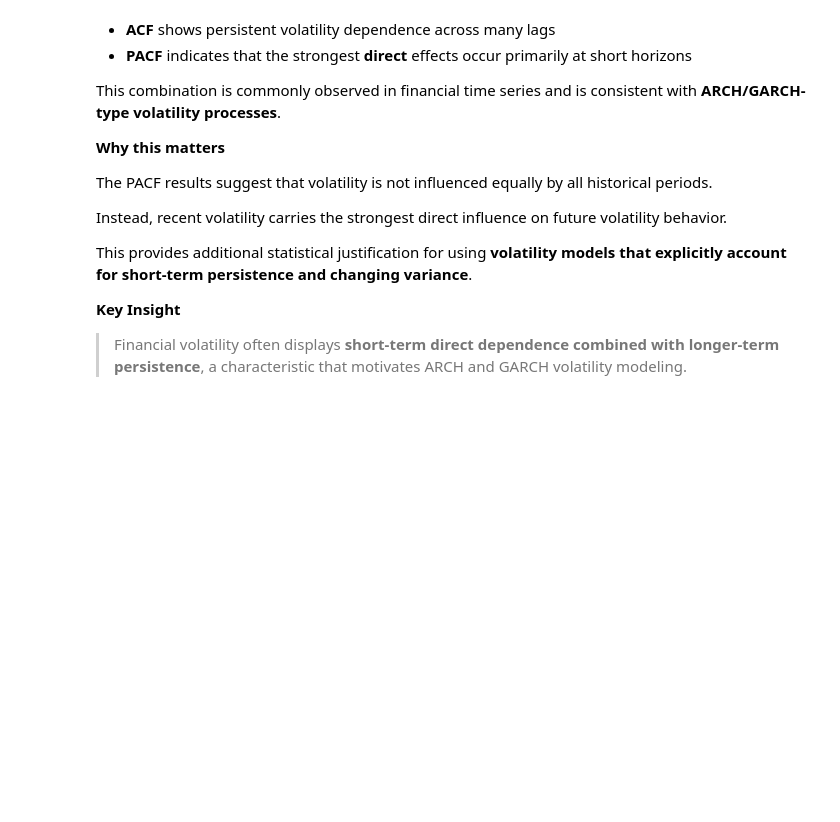
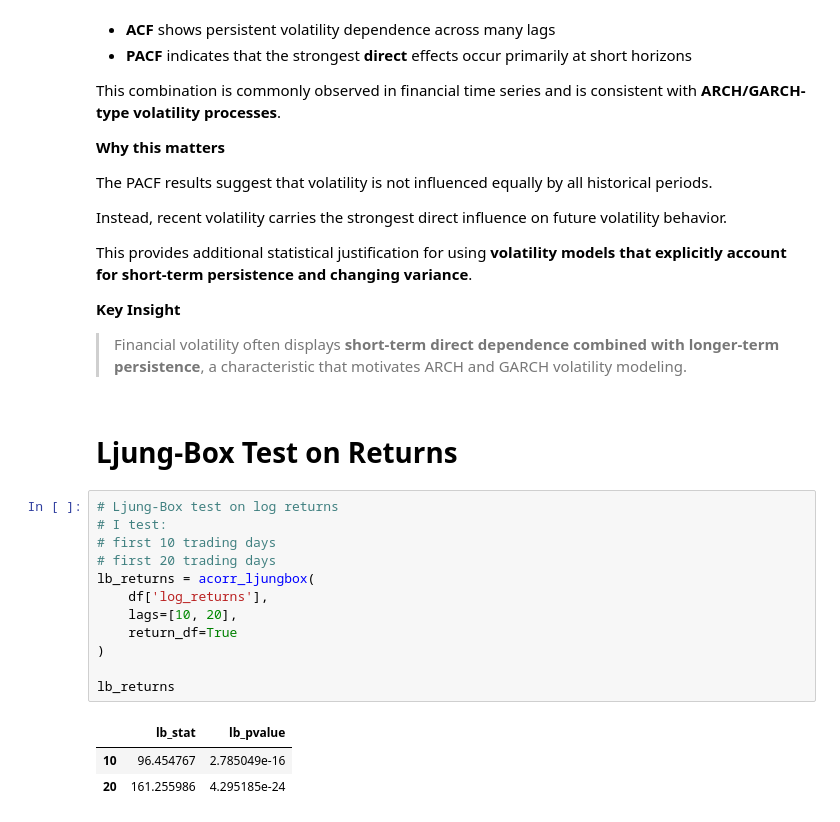
Before and after one commit to Mena-Beshara/sp500-market-intelligence-system, a Jupyter notebook: notebooks/02_statistical_diagnostics.ipynb, the cells around one changed output. Saved outputs shown, nothing was run; the diff lists cells and outputs as text; blank space fills up the shorter version.

Commit message:
-Added Ljung-Bos test on returns and squared returns

```diff
--- a/notebooks/02_statistical_diagnostics.ipynb
+++ b/notebooks/02_statistical_diagnostics.ipynb
@@ -607,3 +607,21 @@ This provides additional statistical justification for using **volatility models
 **Key Insight**
 
 > Financial volatility often displays **short-term direct dependence combined with longer-term persistence**, a characteristic that motivates ARCH and GARCH volatility modeling.
+# %% [markdown]
+# Ljung-Box Test on Returns
+# %%
+# Ljung-Box test on log returns
+# I test:
+# first 10 trading days
+# first 20 trading days
+lb_returns = acorr_ljungbox(
+    df['log_returns'],
+    lags=[10, 20],
+    return_df=True
+)
+
+lb_returns
+# %% [output]
+|  | lb_stat | lb_pvalue |
+| 10 | 96.454767 | 2.785049e-16 |
+| 20 | 161.255986 | 4.295185e-24 |
```
Also changed, not shown: parts of 4 cells of this notebook.
